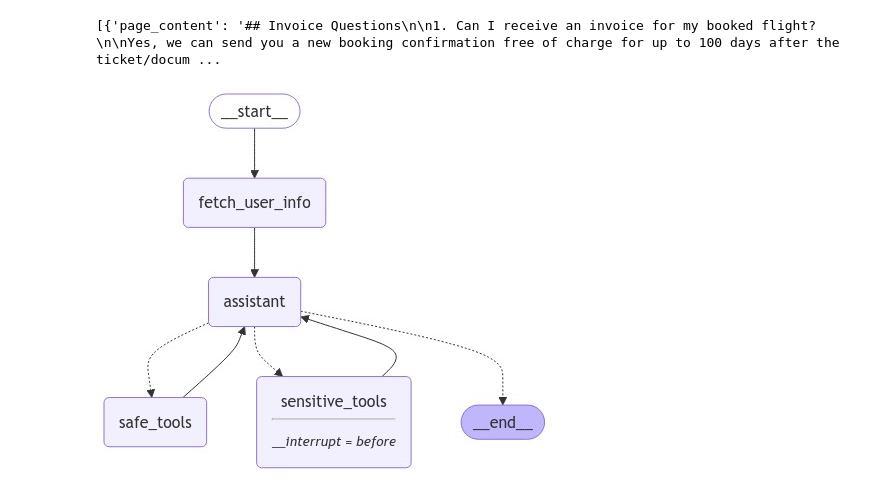
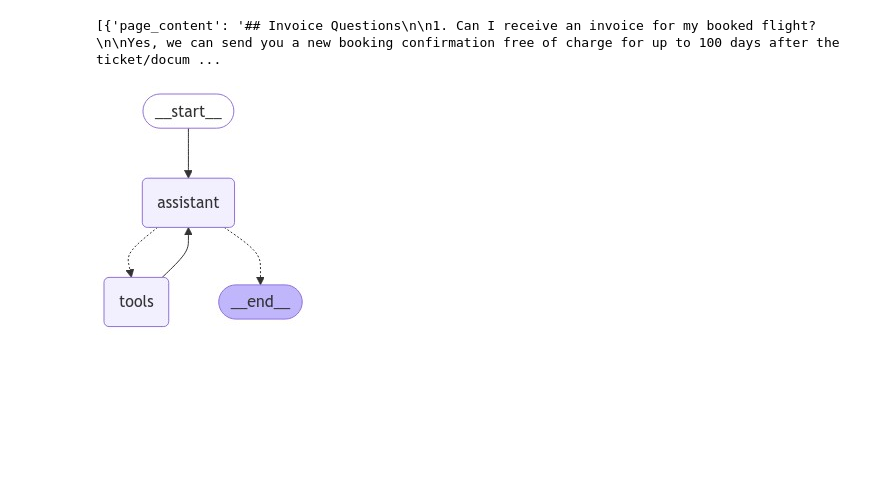
Before and after one commit to FreeAdam2023/CustomerSupportBot, a Jupyter notebook: graph_visual/graph_visual1.ipynb, the cells around one changed output. Saved outputs shown, nothing was run; the diff lists cells and outputs as text; code cells hidden in the pictures; blank space fills up the shorter version.

```diff
--- a/graph_visual/graph_visual3.ipynb
+++ b/graph_visual/graph_visual1.ipynb
@@ -1,12 +1,17 @@
 # %%
-from utils.graph3 import part_3_graph
+"""
+@Time ： 2024-10-28
+@Auth ： Adam Lyu
+"""
 from IPython.display import Image, display
 
+from graph.graph import part_1_graph
+
 try:
-    display(Image(part_3_graph.get_graph(xray=True).draw_mermaid_png()))
+    display(Image(part_1_graph.get_graph(xray=True).draw_mermaid_png()))
 except Exception:
     # This requires some extra dependencies and is optional
     pass
 # %% [output]
 [{'page_content': '## Invoice Questions\n\n1. Can I receive an invoice for my booked flight?\n\nYes, we can send you a new booking confirmation free of charge for up to 100 days after the ticket/docum ...
-[figure, old version]
+[figure, new version]
```
Also changed, not shown: 12 other files.
